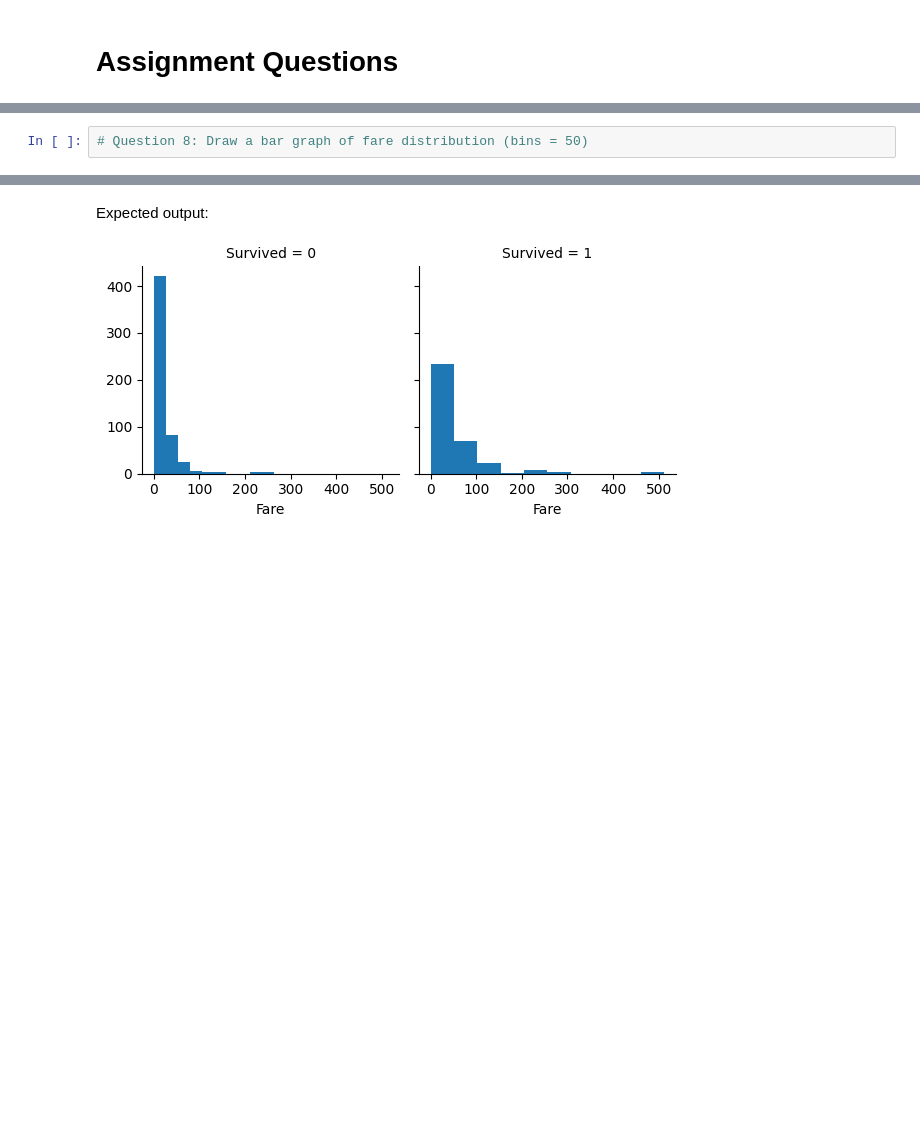
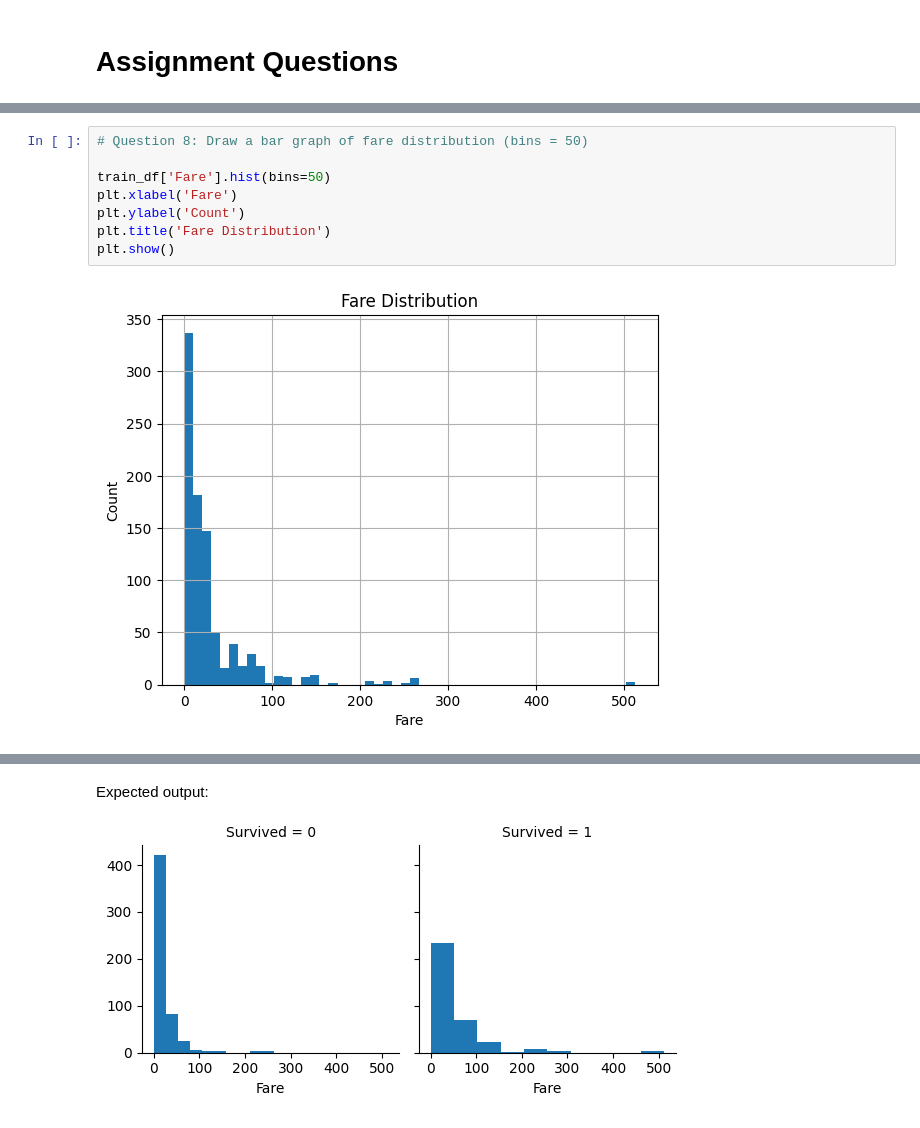
Before and after one commit to minashoukrala/API, a Jupyter notebook: Assignment_2.ipynb, the cells around one changed output, grey strips where cells are left out. Drawn from its saved outputs; the diff is of its cells as text; blank space fills up the shorter version.

```diff
--- a/Assignment_2.ipynb
+++ b/Assignment_2.ipynb
@@ -485,5 +568,13 @@ dtype: int64
 # %%
 # Question 8: Draw a bar graph of fare distribution (bins = 50)
+
+train_df['Fare'].hist(bins=50)
+plt.xlabel('Fare')
+plt.ylabel('Count')
+plt.title('Fare Distribution')
+plt.show()
+# %% [output]
+[figure, added]
 # %% [markdown]
 Expected output:
 
```
Also changed, not shown: parts of 11 cells of this notebook.
